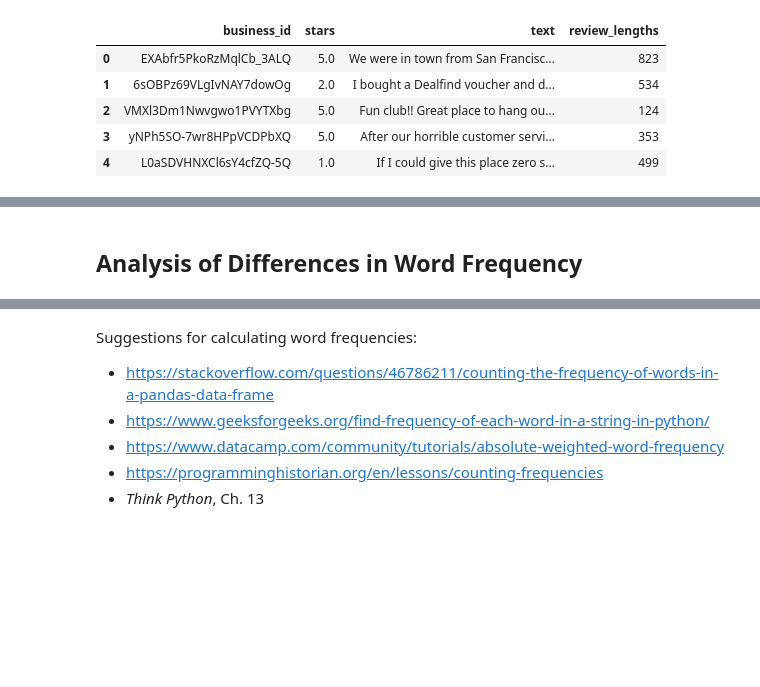
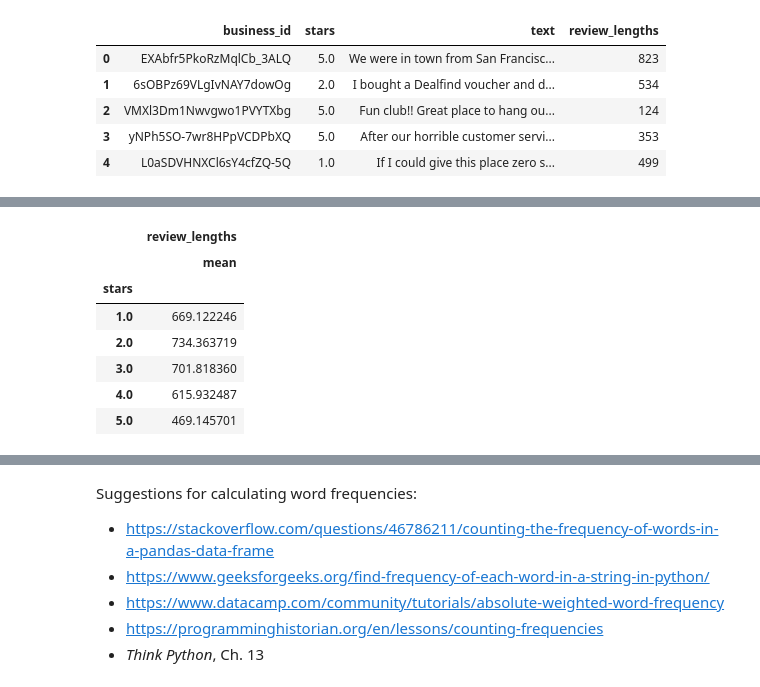
Before and after one commit to walkerpage/springboard, a Jupyter notebook: Capstone_Projects/Capstone_Project_1/Code/Capstone_Project_1_Statistical_Data_Analysis.ipynb, the cells around one changed output, grey strips where cells are left out. Saved outputs shown, nothing was run; the diff lists cells and outputs as text; code cells hidden in the pictures; blank space fills up the shorter version.

```diff
--- a/Capstone_Projects/Capstone_Project_1/Code/Capstone_Project_1_Statistical_Data_Analysis.ipynb
+++ b/Capstone_Projects/Capstone_Project_1/Code/Capstone_Project_1_Statistical_Data_Analysis.ipynb
@@ -212,2 +38,0 @@ plt.show()
-# %% [markdown]
-## Analysis of Differences in Word Frequency ##
@@ -213,0 +46,13 @@ plt.show()
+# %%
+# Compute mean length of reviews for each star rating
+len_stats = review_lens_df.groupby('stars').agg([np.mean])
+len_stats
+# %% [output]
+|  | review_lengths |
+|  | mean |
+| stars |  |
+| 1.0 | 669.122246 |
+| 2.0 | 734.363719 |
+| 3.0 | 701.818360 |
+| 4.0 | 615.932487 |
+| 5.0 | 469.145701 |
```
Also changed, not shown: parts of 50 cells of this notebook.
